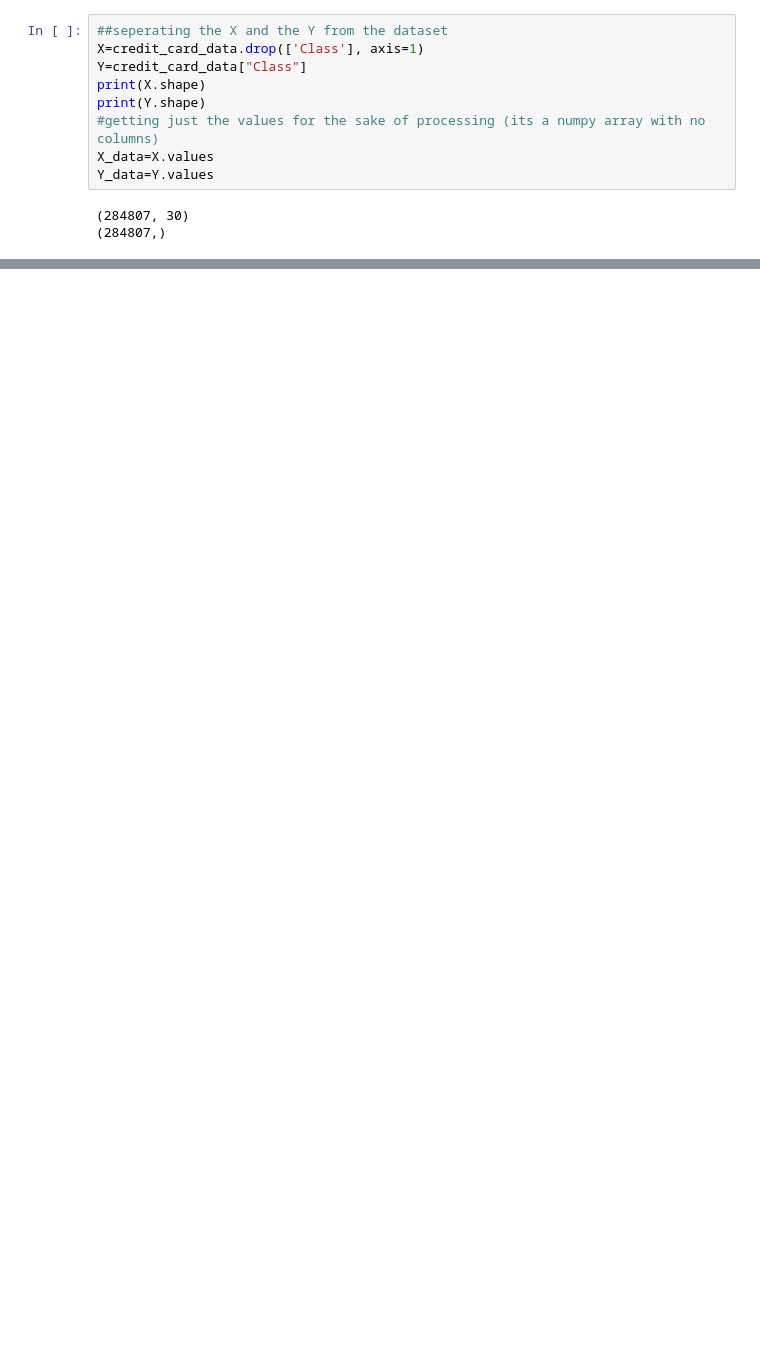
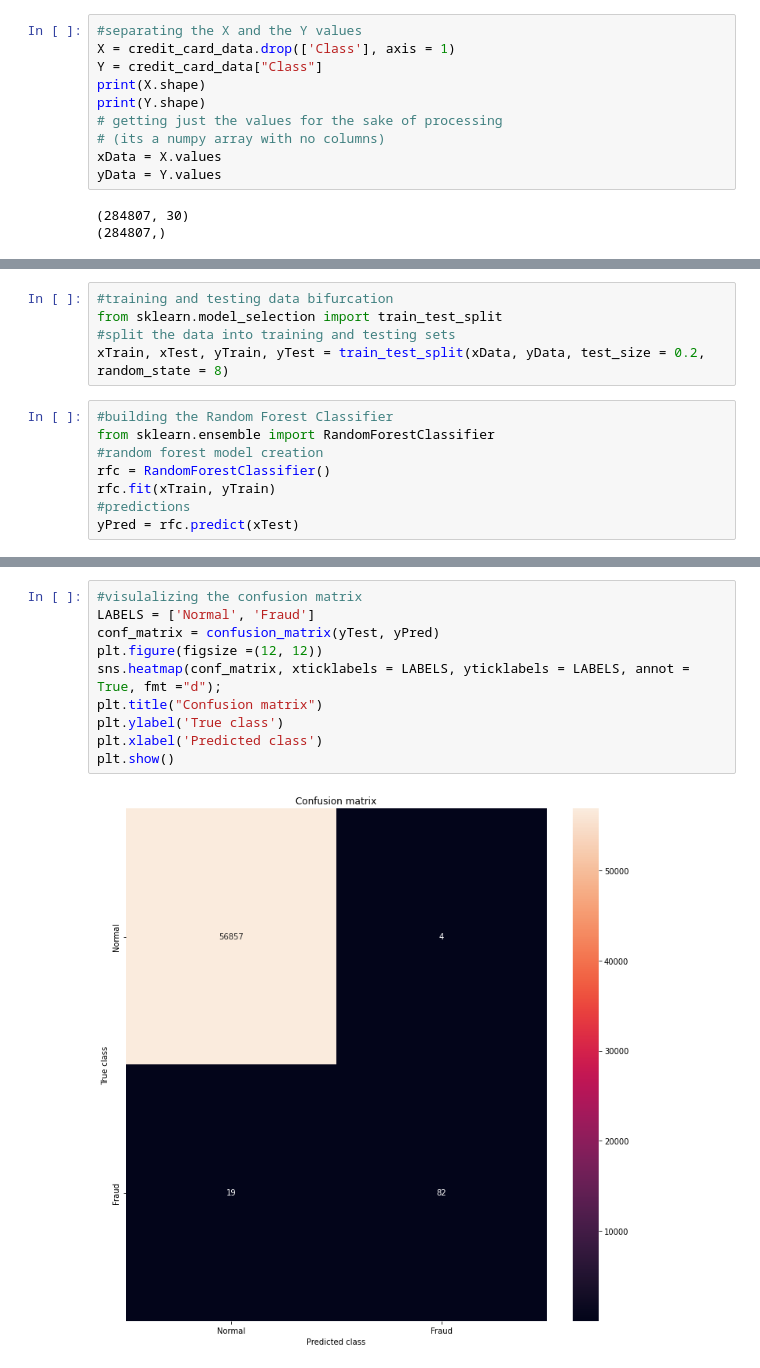
Before and after one commit to NimePeter/Credit-Card-Fraud, a Jupyter notebook: Copy_of_IDD_Peter.ipynb, the cells around one changed output, grey strips where cells are left out. Drawn from its saved outputs; the diff is of its cells as text; blank space fills up the shorter version.

```diff
--- a/Copy_of_IDD_Peter.ipynb
+++ b/Copy_of_IDD_Peter.ipynb
@@ -195,14 +195,15 @@ plt.show()
 # %% [output]
 [figure]
 # %%
-##seperating the X and the Y from the dataset
-X=credit_card_data.drop(['Class'], axis=1)
-Y=credit_card_data["Class"]
+#separating the X and the Y values
+X = credit_card_data.drop(['Class'], axis = 1)
+Y = credit_card_data["Class"]
 print(X.shape)
 print(Y.shape)
-#getting just the values for the sake of processing (its a numpy array with no columns)
-X_data=X.values
-Y_data=Y.values
+# getting just the values for the sake of processing
+# (its a numpy array with no columns)
+xData = X.values
+yData = Y.values
 # %% [output]
 (284807, 30)
 (284807,)
@@ -229,0 +210,13 @@ NameError: ignored
+# %%
+#training and testing data bifurcation
+from sklearn.model_selection import train_test_split
+#split the data into training and testing sets
+xTrain, xTest, yTrain, yTest = train_test_split(xData, yData, test_size = 0.2, random_state = 8)
+# %%
+#building the Random Forest Classifier
+from sklearn.ensemble import RandomForestClassifier
+#random forest model creation
+rfc = RandomForestClassifier()
+rfc.fit(xTrain, yTrain)
+#predictions
+yPred = rfc.predict(xTest)
@@ -229,0 +255,12 @@ NameError: ignored
+# %%
+#visulalizing the confusion matrix
+LABELS = ['Normal', 'Fraud']
+conf_matrix = confusion_matrix(yTest, yPred)
+plt.figure(figsize =(12, 12))
+sns.heatmap(conf_matrix, xticklabels = LABELS, yticklabels = LABELS, annot = True, fmt ="d");
+plt.title("Confusion matrix")
+plt.ylabel('True class')
+plt.xlabel('Predicted class')
+plt.show()
+# %% [output]
+[figure, added]
```
Also changed, not shown: parts of 4 cells of this notebook.
